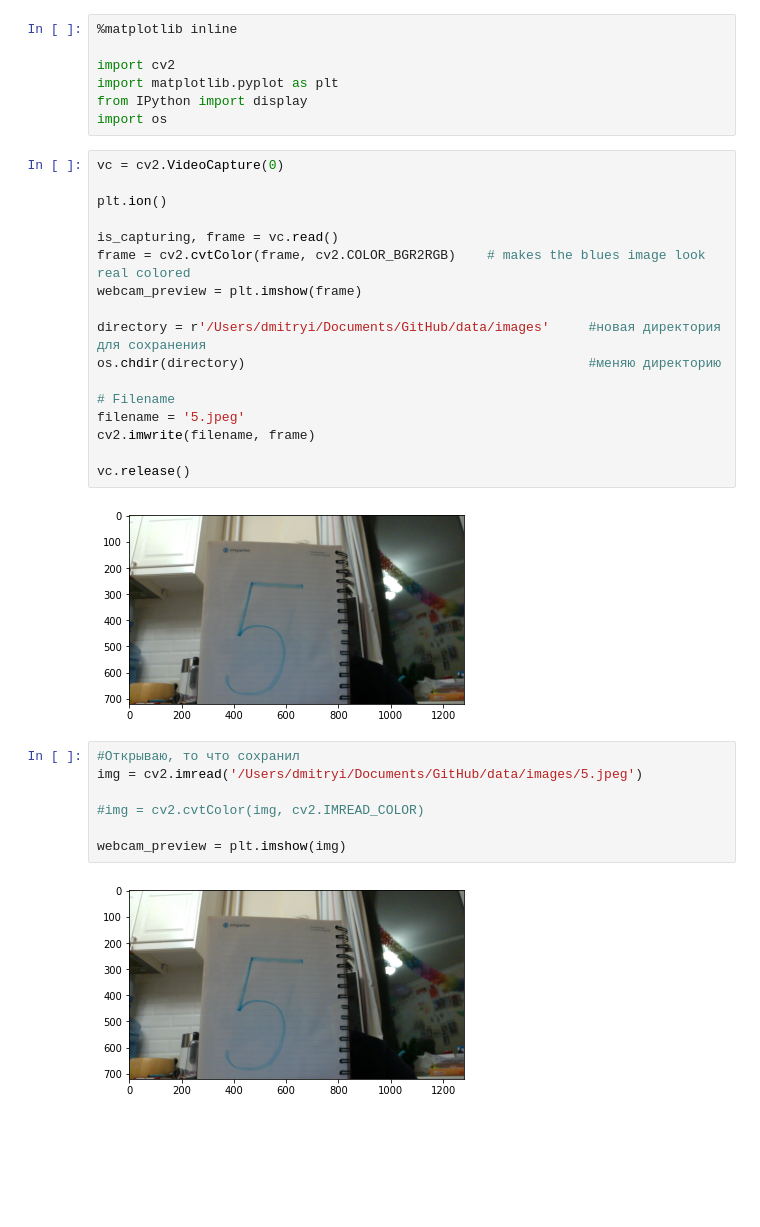
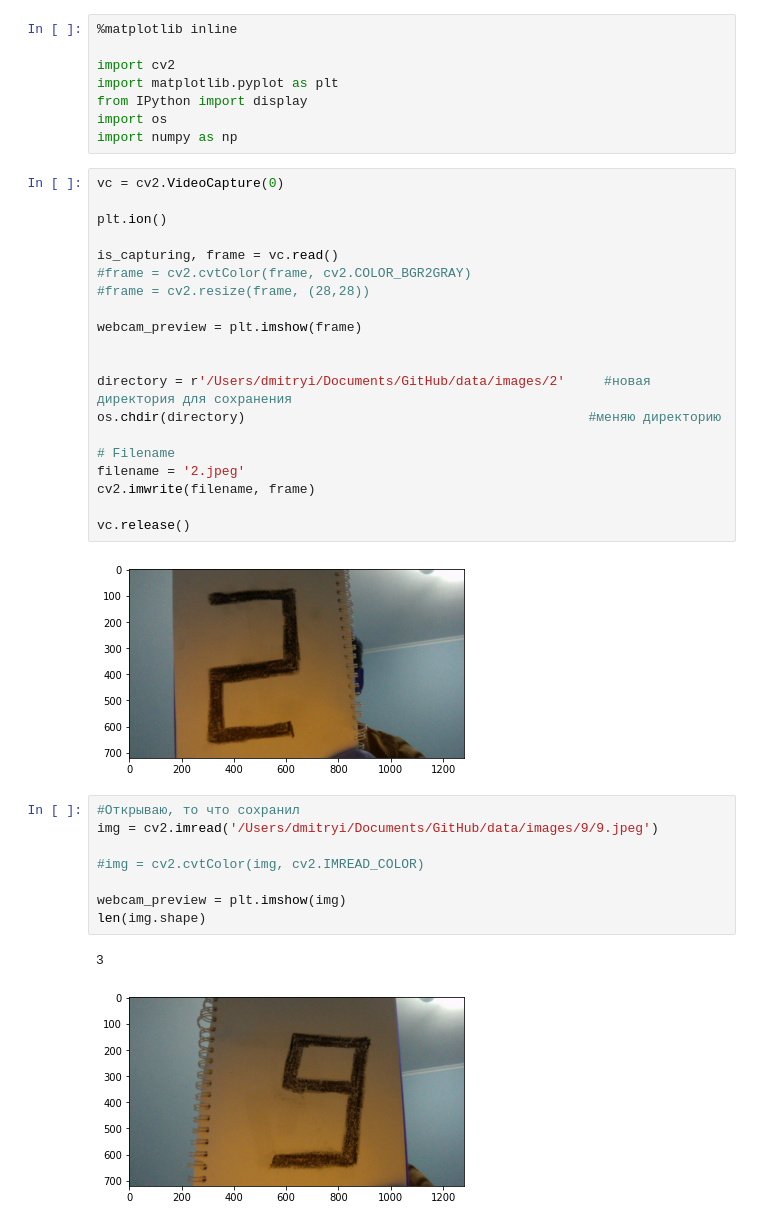
Before and after one commit to dmsukhanov/std, a Jupyter notebook: webcam_image.ipynb, the cells around one changed output. Saved outputs shown, nothing was run; the diff lists cells and outputs as text; blank space fills up the shorter version.

```diff
--- a/webcam_image.ipynb
+++ b/webcam_image.ipynb
@@ -5,31 +5,37 @@ import cv2
 import matplotlib.pyplot as plt
 from IPython import display
 import os
+import numpy as np
 # %%
 vc = cv2.VideoCapture(0)
 
 plt.ion()
 
 is_capturing, frame = vc.read()
-frame = cv2.cvtColor(frame, cv2.COLOR_BGR2RGB)    # makes the blues image look real colored
+#frame = cv2.cvtColor(frame, cv2.COLOR_BGR2GRAY)
+#frame = cv2.resize(frame, (28,28))
+
 webcam_preview = plt.imshow(frame)
 
-directory = r'/Users/dmitryi/Documents/GitHub/data/images'     #новая директория для сохранения
+
+directory = r'/Users/dmitryi/Documents/GitHub/data/images/2'     #новая директория для сохранения
 os.chdir(directory)                                            #меняю директорию
 
 # Filename
-filename = '5.jpeg'
+filename = '2.jpeg'
 cv2.imwrite(filename, frame)
 
 vc.release()
 # %% [output]
-[figure, old version]
+[figure, new version]
 # %%
 #Открываю, то что сохранил
-img = cv2.imread('/Users/dmitryi/Documents/GitHub/data/images/5.jpeg')
+img = cv2.imread('/Users/dmitryi/Documents/GitHub/data/images/9/9.jpeg')
 
 #img = cv2.cvtColor(img, cv2.IMREAD_COLOR)
 
 webcam_preview = plt.imshow(img)
+len(img.shape)
 # %% [output]
+3
-[figure, old version]
+[figure, new version]
```
